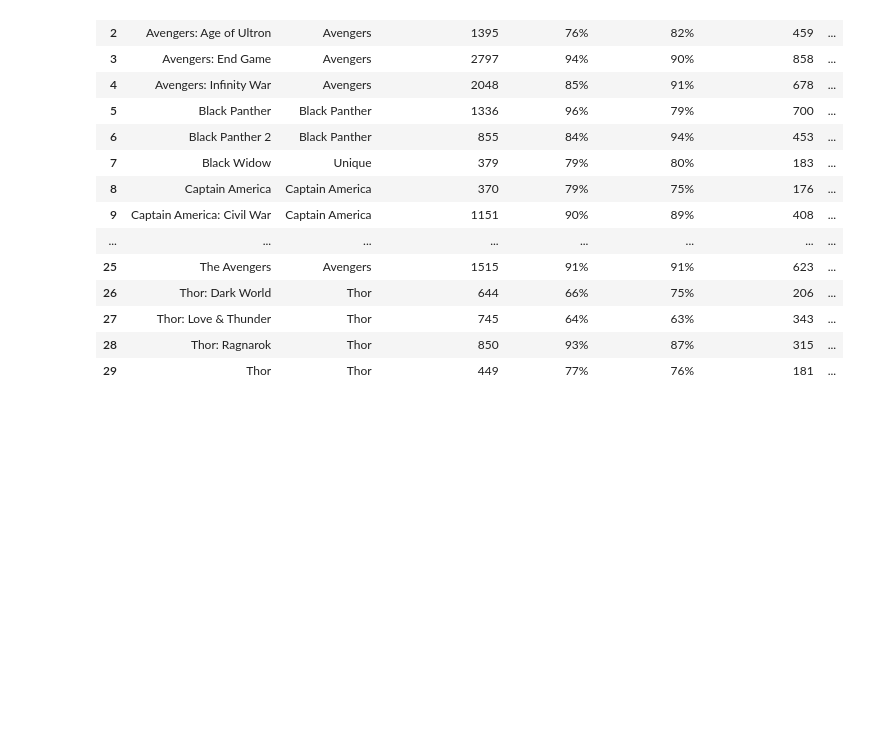
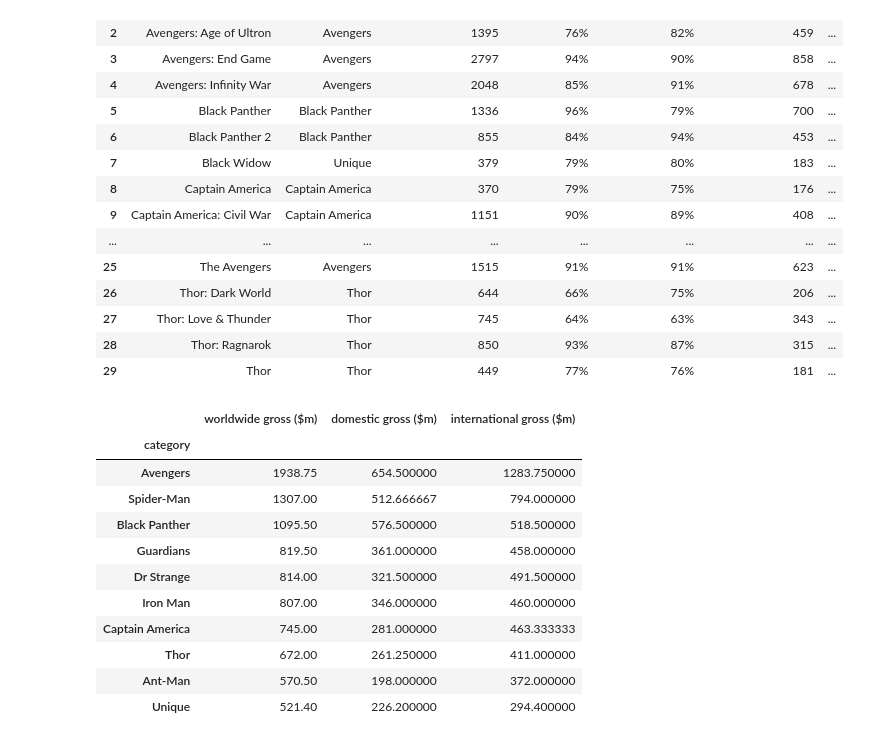
Before and after one commit to jdyiga10/project1-2023, a Jupyter notebook: andrew_work.ipynb, the cells around one changed output. Cells and saved outputs as stored; diff of their text form; code cells hidden in the pictures; blank space fills up the shorter version.

```diff
--- a/andrew_work.ipynb
+++ b/andrew_work.ipynb
@@ -49,3 +62,20 @@ reviews_df
 | 27 | Thor: Love & Thunder | Thor | 745 | 64% | 63% | 343 | ... |
 | 28 | Thor: Ragnarok | Thor | 850 | 93% | 87% | 315 | ... |
 | 29 | Thor | Thor | 449 | 77% | 76% | 181 | ... |
+# %%
+#Profits by franchise
+profits_franchise_df = reviews_df.groupby("category").mean()
+display(profits_franchise_df.sort_values("worldwide gross ($m)", ascending=False))
+# %% [output]
+|  | worldwide gross ($m) | domestic gross ($m) | international gross ($m) |
+| category |  |  |  |
+| Avengers | 1938.75 | 654.500000 | 1283.750000 |
+| Spider-Man | 1307.00 | 512.666667 | 794.000000 |
+| Black Panther | 1095.50 | 576.500000 | 518.500000 |
+| Guardians | 819.50 | 361.000000 | 458.000000 |
+| Dr Strange | 814.00 | 321.500000 | 491.500000 |
+| Iron Man | 807.00 | 346.000000 | 460.000000 |
+| Captain America | 745.00 | 281.000000 | 463.333333 |
+| Thor | 672.00 | 261.250000 | 411.000000 |
+| Ant-Man | 570.50 | 198.000000 | 372.000000 |
+| Unique | 521.40 | 226.200000 | 294.400000 |
```
Also changed, not shown: parts of 2 cells of this notebook.
